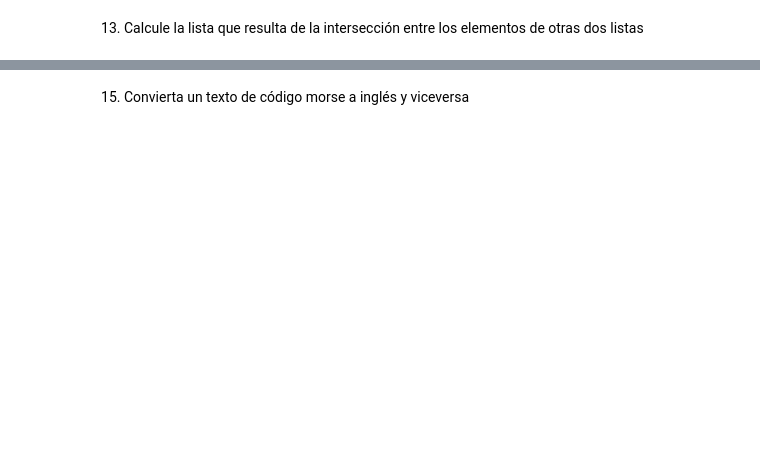
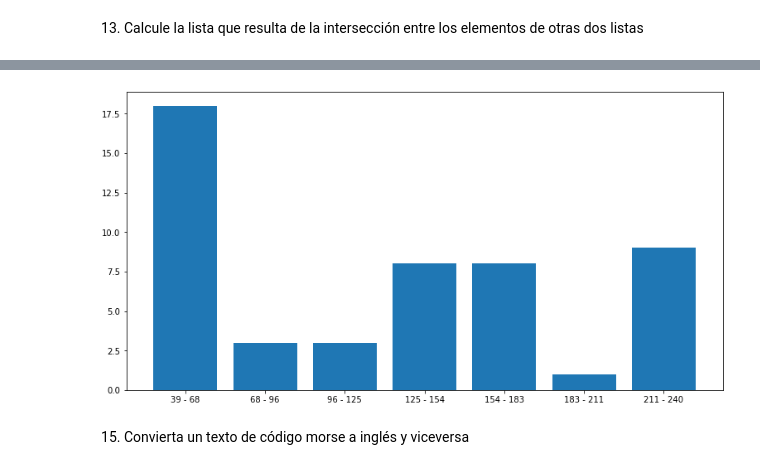
Before and after one commit to alecBagnol/national_university, a Jupyter notebook: intro_cs/A6_Listas.ipynb, the cells around one changed output, grey strips where cells are left out. Drawn from its saved outputs; the diff is of its cells as text; code cells hidden in the pictures; blank space fills up the shorter version.

```diff
--- a/intro_cs/A6_Listas.ipynb
+++ b/intro_cs/A6_Listas.ipynb
@@ -242,2 +311,19 @@ El segundo elemento más grande es:  20 .
 # %% [markdown]
 10. Encuentre los dos elementos de una lista con la diferencia más grande entre ellos
+# %%
+# se podria resumir en encontrar el menor y el mayor elemento dentro de la lista
+# dada una lista arbitraria
+print("Dadas la lista: ")
+lista = [random.randint(0,20) for i in range(20)]
+print(lista)
+# defino una lista para guardar el menor y mayor elemento de la lista desde el
+# primer elemento de la lista
+ab = [lista[0],lista[0]]
+# ahora solo recorro la lista e identifico dentro del rango cuál es mayor y menor
+for i in range(1,len(lista)-1):
+    if lista[i] > ab[1]:
+        ab[1] = lista[i]
+    elif lista[i] < ab[0]:
+        ab[0] = lista[i]
+
+print(f'los elementos con la diferencia más grande son: {ab[0]} y {ab[1]}')
@@ -251,0 +455,76 @@ El segundo elemento más grande es:  20 .
+# %%
+# solo como para hacer un llamado a una api y obtener los datos..
+import requests
+import matplotlib.pyplot as plt
+
+pokemons = []
+
+for i in range(1,51):
+    URL = f'https://pokeapi.co/api/v2/pokemon/{i}/'
+    r = requests.get(url=URL)
+    data = r.json()
+    pokemon = {'id':i,
+               'name':data["name"],
+               'base_exp':data["base_experience"],
+               'height':data["height"],
+               'weight':data["weight"],
+              }
+    pokemons.append(pokemon)
+# digamos que tomo la experiencia base
+
+# tomo el valor más grande y el valor más pequeño
+# para eso asigno en una variable los valores del primer pkmon
+values = [pokemons[0]['base_exp'],pokemons[0]['base_exp']]
+
+# y voy comparando uno a uno los valores para encontrar lo deseado
+# con estos valores determinamos el rango
+# de una vez saco aparte la base_exp de los pokemones
+base_exp = []
+for pk in pokemons:
+    base_exp.append(pk['base_exp'])
+    if pk['base_exp'] > values[0]:
+        values[0] = pk['base_exp']
+    elif pk['base_exp'] < values[1]:
+        values[1] = pk['base_exp']
+
+# restamos los valores para obtener el rango
+rango = values[0] - values[1]
+# el número de intervalos de clase se hace con la raiz cuadrada
+# del número de datos
+total_data = len(pokemons)
+intervals = round((total_data)**0.5)
+
+# la amplitud del intervalo se calcula con rango/intervals
+amplitud = rango/intervals
+
+# las clases se definen dada la amplitud en el tamaño del rango
+class_interval = [values[1]]
+for index in range(intervals):
+    clase = class_interval[-1] + amplitud
+    class_interval.append(clase)
+
+
+# agrupo cada valor dado esos intervalos y con eso veo la frecuencia
+freq = []
+for i in range(len(class_interval)-1):
+    freq_exp = 0
+    length = len(base_exp)
+    for exp in base_exp:
+        if exp >= class_interval[i] and exp < class_interval[i+1]:
+            freq_exp += 1
+    freq.append(freq_exp)
+
+# lo siguiente es solo para darle nombre a los rangos dentro del histograma
+class_name = []
+for i in range(len(class_interval)):
+    if i < len(class_interval)-1:
+        class_name.append(f'{round(class_interval[i])} - {round(class_interval[i+1])}')
+
+# ahora solo muestro una representacion grafica de lo obtenido
+print(freq)
+%matplotlib inline
+fig = plt.figure(figsize = (10, 5))
+ax = fig.add_axes([0,0,1,1])
+ax.bar(class_name,freq)
+plt.show()
+# %% [output]
@@ -252,2 +532,3 @@ El segundo elemento más grande es:  20 .
+[figure, added]
 # %% [markdown]
 15. Convierta un texto de código morse a inglés y viceversa
```
Also changed, not shown: parts of 11 cells of this notebook.
